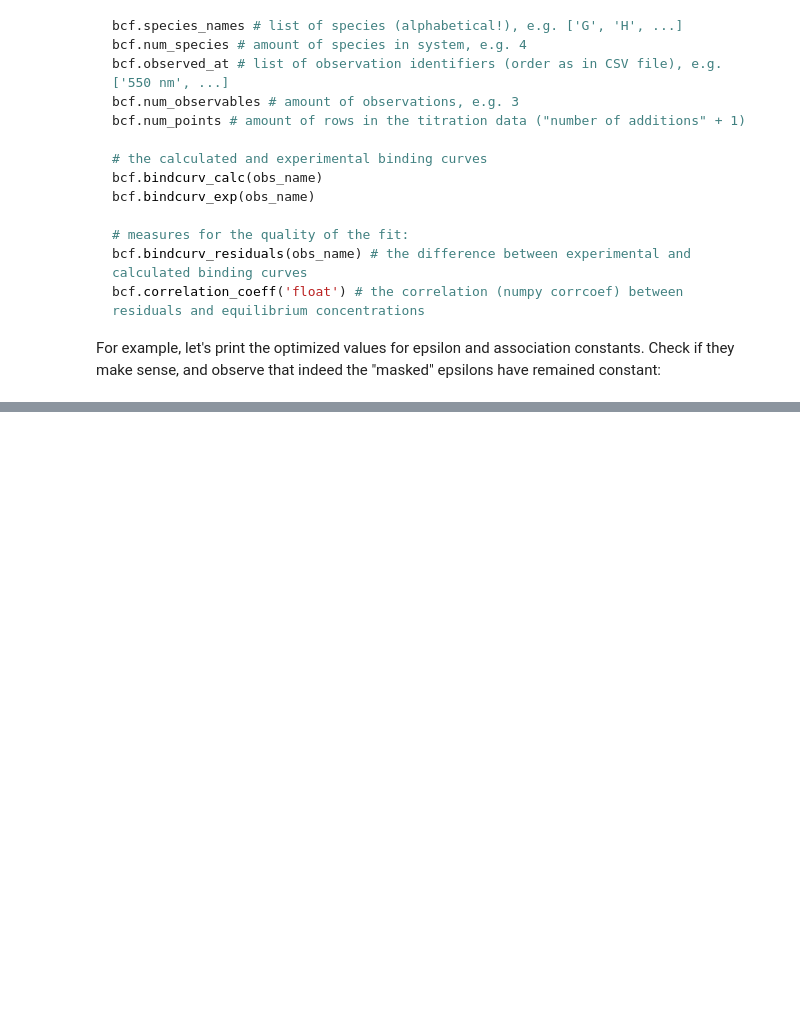
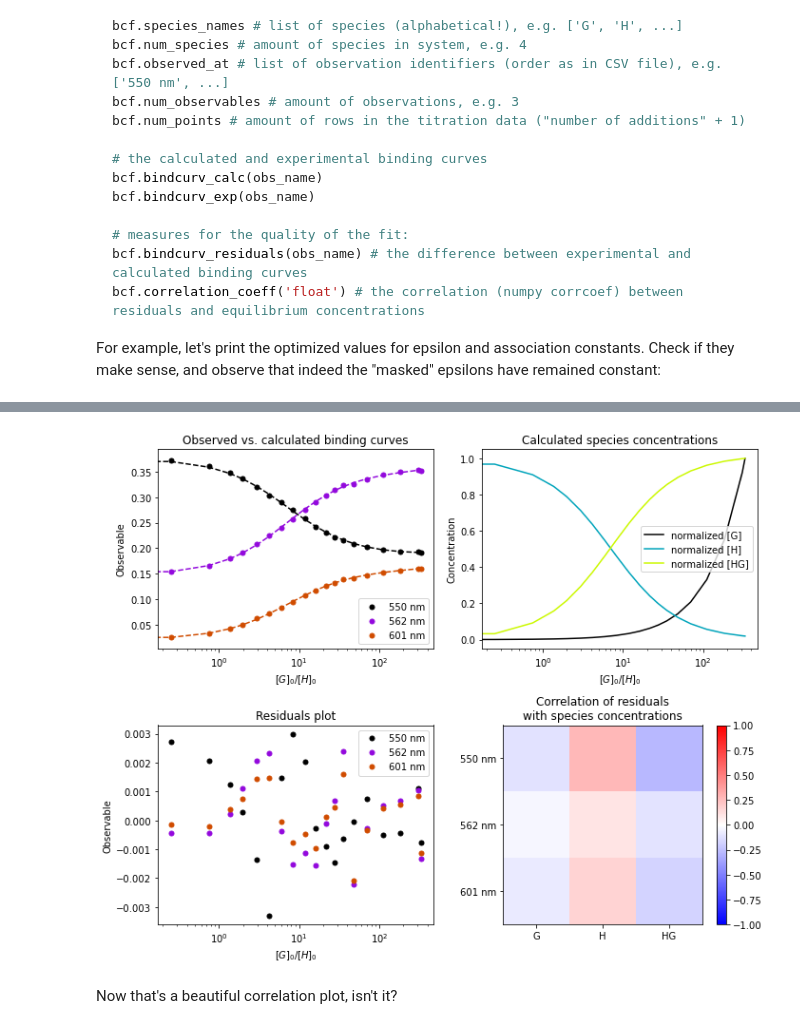
Before and after one commit to Limhes/pyassconst, a Jupyter notebook: How-to.ipynb, the cells around one changed output, grey strips where cells are left out. Drawn from its saved outputs; the diff is of its cells as text; code cells hidden in the pictures; blank space fills up the shorter version.

```diff
--- a/How-to.ipynb
+++ b/How-to.ipynb
@@ -172,0 +217,19 @@ Now clone or download this repository and start playing with it yourself.
+# %%
+ssHG = bf.SupraSystem('HG')
+ssHG.add_equilibrium(['H', 'G'], ['HG'], 1.0)
+ssHG.finalize_system([[1],  # [[HG contains 1 G],
+                      [1]]) #  [HG contains 1 H]]
+epsilons = ma.array([
+            [10.0, 23364., 1.0e4], # ig @ obs[0]
+            [10.0, 9153.8, 1.0e4], # ig @ obs[1]
+            [10.0, 1286.1, 1.0e4]  # ig @ obs[2]
+        ], mask=[
+            [False, True, False], # ig @ obs[0]
+            [False, True, False], # ig @ obs[1]
+            [False, True, False]  # ig @ obs[2]
+        ])
+assconst = ma.array([7.5e3], mask=[False])
+bcf = bf.BindingCurveFitter(ssHG)
+bcf.set_data_files('initial-concentrations.csv', 'binding-curves.csv')
+bcf.set_initial_guess(epsilons, assconst)
+bcf.optimize(1)
@@ -172,0 +248,56 @@ Now clone or download this repository and start playing with it yourself.
+# %%
+# variables for plots:
+x_values = bcf.initial_conc('G')/bcf.initial_conc('H')
+
+# create figure and color maps:
+fig, ax = plt.subplots(2, 2, figsize=(10,8))
+cmap_obs = mpl.cm.get_cmap('gnuplot')
+cmap_conc = mpl.cm.get_cmap('nipy_spectral')
+cmap_corr = mpl.cm.get_cmap('bwr')
+
+# generate results plot:
+for index, obs in enumerate(bcf.observed_at):
+    cval = float(index / bcf.num_observables)
+    ax[0][0].semilogx(x_values, bcf.bindcurv_calc(obs), color=cmap_obs(cval), linestyle='dashed')
+    ax[0][0].semilogx(x_values, bcf.bindcurv_exp(obs), color=cmap_obs(cval), linestyle='none',
+                marker='o', markerfacecolor=cmap_obs(cval), markersize=5, label=obs)
+ax[0][0].set_title('Observed vs. calculated binding curves')
+ax[0][0].set_xlabel(r'$[G]_{0}/[H]_{0}$')
+ax[0][0].set_ylabel('Observable')
+ax[0][0].legend()
+
+# generate concentrations plot:
+for index, spec in enumerate(bcf.species_names):
+    cval = float(index / bcf.num_species)
+    ax[0][1].semilogx(x_values, bcf.equilibrium_conc(spec) / bcf.equilibrium_conc(spec).max(),
+                      color=cmap_conc(cval), linestyle='solid', label=f'normalized [{spec}]')
+ax[0][1].set_title('Calculated species concentrations')
+ax[0][1].set_xlabel(r'$[G]_{0}/[H]_{0}$')
+ax[0][1].set_ylabel('Concentration')
+ax[0][1].legend()
+
+# generate error plot:
+for index, obs in enumerate(bcf.observed_at):
+    cval = float(index / bcf.num_observables)
+    ax[1][0].semilogx(x_values, bcf.bindcurv_residuals(obs), color=cmap_obs(cval), linestyle='none',
+                marker='o', markerfacecolor=cmap_obs(cval), markersize=5, label=obs)
+ax[1][0].set_title('Residuals plot')
+ax[1][0].set_xlabel(r'$[G]_{0}/[H]_{0}$')
+ax[1][0].set_ylabel('Observable')
+ax[1][0].legend()
+
+# plot correlation heat map:
+heatmap = ax[1][1].imshow( bcf.correlation_coeff('float'), cmap=cmap_corr, vmin=-1., vmax=1. )
+fig.colorbar(heatmap)
+ax[1][1].set_xticks(np.arange(bcf.num_species))
+ax[1][1].set_yticks(np.arange(bcf.num_observables))
+ax[1][1].set_xticklabels(bcf.species_names)
+ax[1][1].set_yticklabels(bcf.observed_at)
+ax[1][1].set_title('Correlation of residuals\nwith species concentrations')
+
+# remove overlaps between title and labels:
+plt.tight_layout()
+# %% [output]
+[figure, added]
+# %% [markdown]
+Now that's a beautiful correlation plot, isn't it?
```
Also changed, not shown: parts of 16 cells of this notebook, 3 other files.
